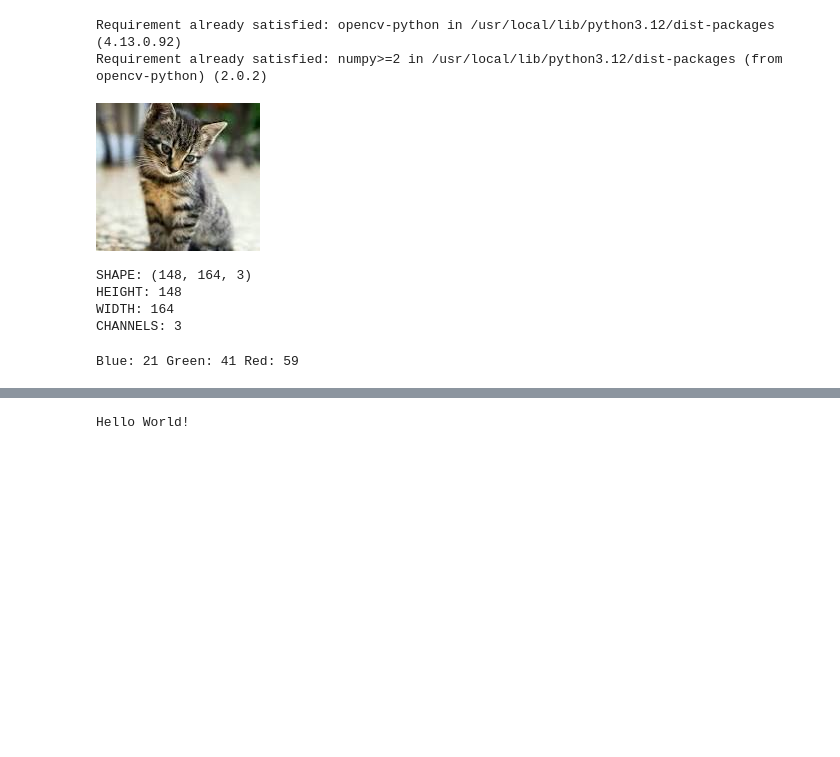
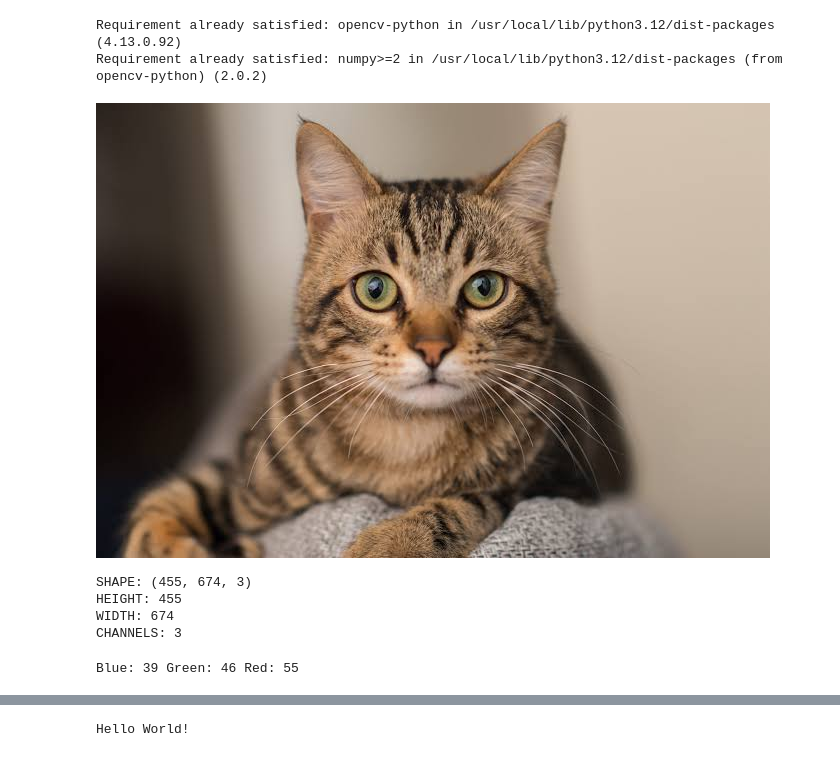
Before and after one commit to ali7557/computer_vision, a Jupyter notebook: cv_opencv.ipynb, the cells around one changed output, grey strips where cells are left out. Saved outputs shown, nothing was run; the diff lists cells and outputs as text; code cells hidden in the pictures; blank space fills up the shorter version.

```diff
--- a/cv_opencv.ipynb
+++ b/cv_opencv.ipynb
@@ -9,33 +9,30 @@ Requirement already satisfied: numpy>=2 in /usr/local/lib/python3.12/dist-packag
 import cv2
 # %%
 from google.colab.patches import cv2_imshow
-image = cv2.imread("/content/download (1).jpg")
 
-
+image = cv2.imread("/content/cat_image.jpeg")
 cv2_imshow(image)
 # %% [output]
-[figure, old version]
+[figure, new version]
 # %%
 print("SHAPE:", image.shape)
-
-# 463 => height
-# 703 => width
-# 3 => color channels (BGR) => Blue, Green, Red
+# 455 => height
+# 674 => width
+# 3 => color channels (BRG) =>  Red, Green, Blue
 
 print("HEIGHT:", image.shape[0])
 print("WIDTH:", image.shape[1])
 print("CHANNELS:", image.shape[2])
 # %% [output]
-SHAPE: (148, 164, 3)
-HEIGHT: 148
-WIDTH: 164
+SHAPE: (455, 674, 3)
+HEIGHT: 455
+WIDTH: 674
 CHANNELS: 3
 # %%
-(b, g, r) = image[100, 50]
-
+(b ,g, r) = image[100, 50]
 print("Blue:", b, "Green:", g, "Red:", r)
 # %% [output]
-Blue: 21 Green: 41 Red: 59
+Blue: 39 Green: 46 Red: 55
 # %%
 gray = cv2.cvtColor(image, cv2.COLOR_BGR2GRAY)
 cv2_imshow(gray)
```
Also changed, not shown: parts of 10 cells of this notebook.
